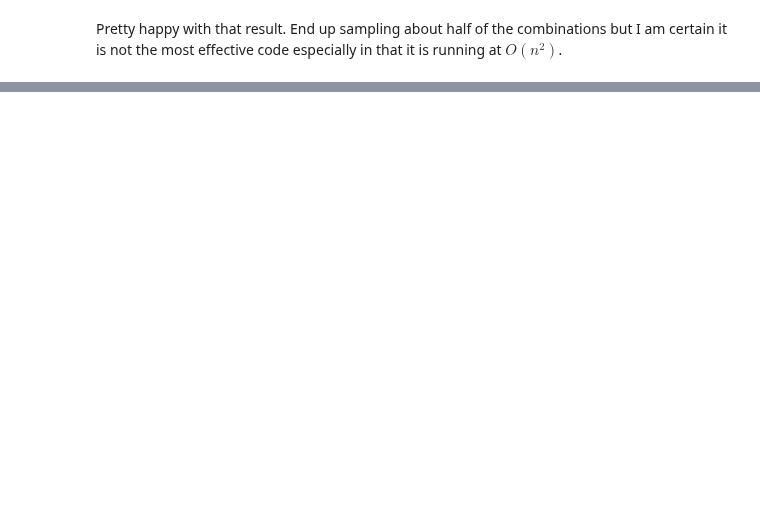
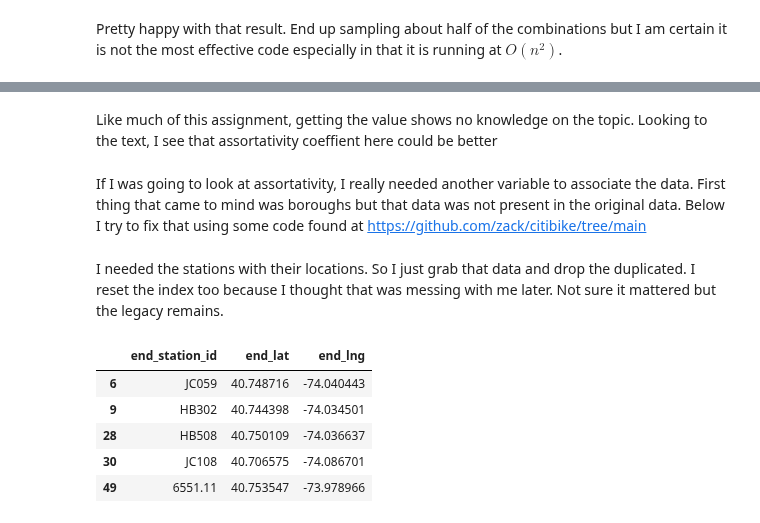
Before and after one commit to nurfnick/NetworkScience, a Jupyter notebook: HomeworkAssignments/Homework1.ipynb, the cells around one changed output, grey strips where cells are left out. Cells and saved outputs as stored; diff of their text form; code cells hidden in the pictures; blank space fills up the shorter version.

```diff
--- a/HomeworkAssignments/Homework1.ipynb
+++ b/HomeworkAssignments/Homework1.ipynb
@@ -241,0 +282,2 @@ Pretty happy with that result.  End up sampling about half of the combinations b
+# %% [markdown]
+Like much of this assignment, getting the value shows no knowledge on the topic.  Looking to the text, I see that assortativity coeffient here could be better
@@ -241,0 +286,2 @@ Pretty happy with that result.  End up sampling about half of the combinations b
+# %% [markdown]
+If I was going to look at assortativity, I really needed another variable to associate the data.  First thing that came to mind was boroughs but that data was not present in the original data.  Below I try to fix that using some code found at https://github.com/zack/citibike/tree/main
@@ -241,0 +297,13 @@ Pretty happy with that result.  End up sampling about half of the combinations b
+# %% [markdown]
+I needed the stations with their locations.  So I just grab that data and drop the duplicated.  I reset the index too because I thought that was messing with me later.  Not sure it mattered but the legacy remains.
+# %%
+stations = df[["end_station_id","end_lat","end_lng"]].drop_duplicates()
+stations.reset_index(inplace=True)
+stations.head()
+# %% [output]
+|  | end_station_id | end_lat | end_lng |
+| 6 | JC059 | 40.748716 | -74.040443 |
+| 9 | HB302 | 40.744398 | -74.034501 |
+| 28 | HB508 | 40.750109 | -74.036637 |
+| 30 | JC108 | 40.706575 | -74.086701 |
+| 49 | 6551.11 | 40.753547 | -73.978966 |
```
Also changed, not shown: parts of 27 cells of this notebook.
